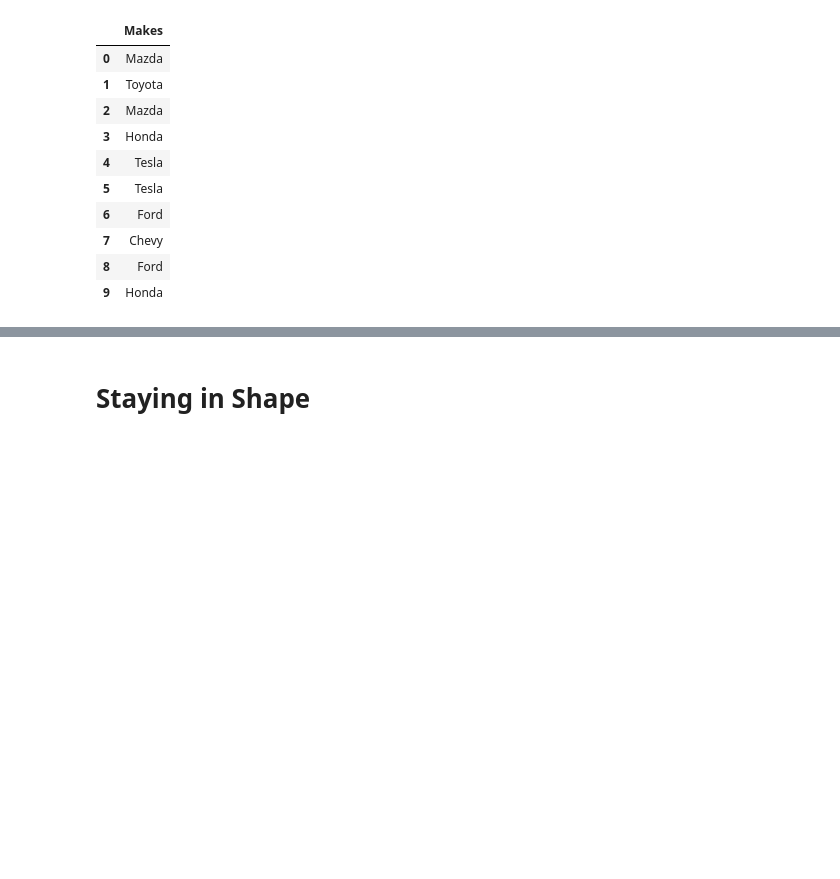
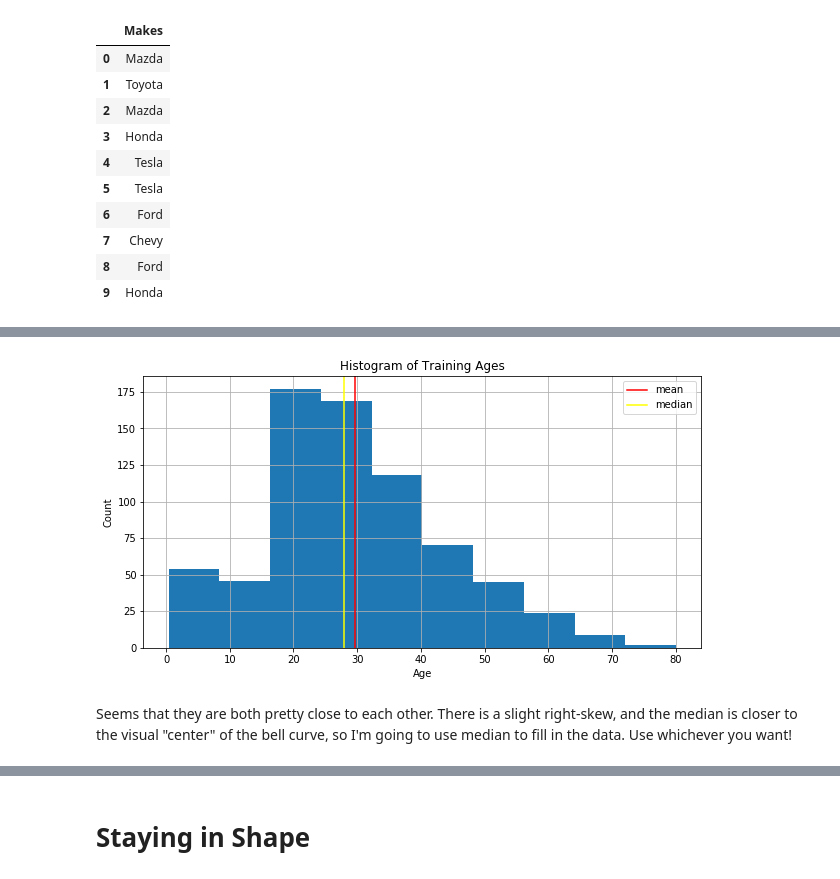
Before and after one commit to scarca/HelloML, a Jupyter notebook: Book.ipynb, the cells around one changed output, grey strips where cells are left out. Drawn from its saved outputs; the diff is of its cells as text; code cells hidden in the pictures; blank space fills up the shorter version.

```diff
--- a/Book.ipynb
+++ b/Book.ipynb
@@ -259,0 +263,9 @@ Sometimes a row will have missing values. Perhaps the user chose not to enter th
+# %%
+# We've already imported Pandas, and that is what we are going to use.
+# Pandas makes it SUPER easy to read from a file
+# The excel workbook has two sheets - a "train" and a "test" sheet. We'll load both of them.
+train = pd.read_excel("Titanic.xlsx", sheet_name="train", index_col=0)
+test = pd.read_excel("Titanic.xlsx", sheet_name="test", index_col=0)
+
+#Let's take a glimpse, see what train looks like
+train.head(6)
@@ -259,0 +304,6 @@ Sometimes a row will have missing values. Perhaps the user chose not to enter th
+# %%
+columns_to_drop = ["Name", "Ticket", "Embarked"]
+train.drop(columns=columns_to_drop, inplace=True) #Inplace=True overwrites "train" after dropping.
+test.drop(columns=columns_to_drop, inplace=True)  #Otherwise, pandas returns a new "view" instead of updating the dataframe.
+
+train.head(6)
@@ -259,0 +341,5 @@ Sometimes a row will have missing values. Perhaps the user chose not to enter th
+# %%
+train.drop(columns="Cabin", inplace=True)
+test.drop(columns="Cabin", inplace=True)
+
+train.head(6)
@@ -259,0 +361,22 @@ Sometimes a row will have missing values. Perhaps the user chose not to enter th
+# %%
+import matplotlib.pyplot as plt #Matplotlib is a great plotting tool
+#This helps our pictures show up inline
+plt.rcParams['figure.figsize'] = (10, 5)  #Sets a size for our graphs
+
+axes = train['Age'].hist()  #Plots a histogram of Age.
+
+#Vertical lines for mean and median
+axes.axvline(train['Age'].mean(), label="mean", c="red")
+axes.axvline(train['Age'].median(), label="median", c="yellow")
+
+#Labels
+axes.set_xlabel("Age")
+axes.set_ylabel("Count")
+axes.set_title("Histogram of Training Ages")
+#Creates a legend
+handles, labels = axes.get_legend_handles_labels()
+axes.legend(handles, labels);
+# %% [output]
+[figure, added]
+# %% [markdown]
+Seems that they are both pretty close to each other. There is a slight right-skew, and the median is closer to the visual "center" of the bell curve, so I'm going to use median to fill in the data. Use whichever you want!
```
Also changed, not shown: parts of 20 cells of this notebook, 1 other file.
